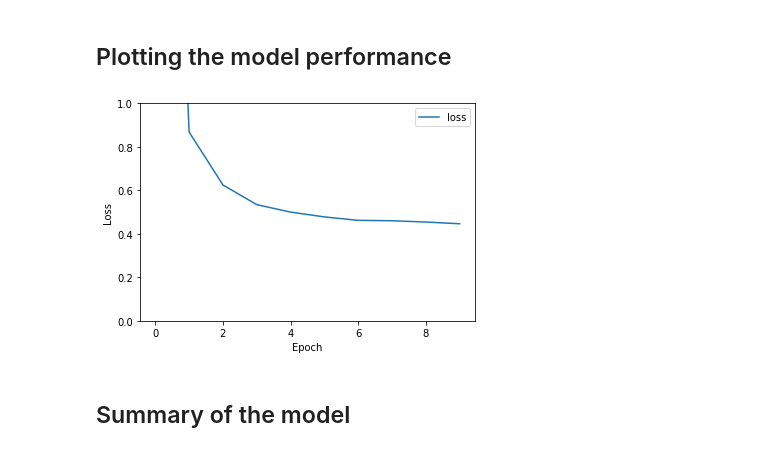
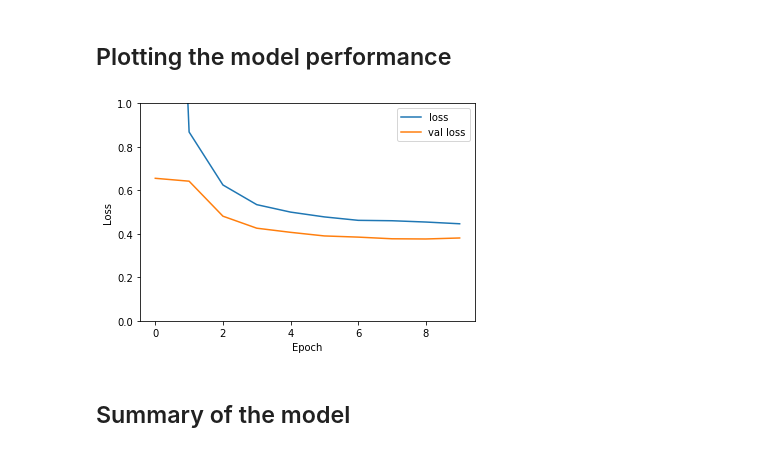
Before and after one commit to pletzer/counting-spots-workshop, a Jupyter notebook: countSpots.ipynb, the cells around one changed output. Drawn from its saved outputs; the diff is of its cells as text; code cells hidden in the pictures.

Commit message:
+ plot of val loss

```diff
--- a/countSpots.ipynb
+++ b/countSpots.ipynb
@@ -191,13 +191,14 @@ Epoch 10/10
 # %%
 # plot the loss against epoch
 plt.plot(history.history['loss'], label='loss')
+plt.plot(history.history['val_loss'], label='val loss')
 plt.xlabel('Epoch')
 plt.ylabel('Loss')
 plt.ylim([0, 1])
 plt.legend(loc='best')
 plt.show()
 # %% [output]
-[figure, old version]
+[figure, new version]
 # %% [markdown]
 ## Summary of the model
 # %%
```
Also changed, not shown: parts of 3 cells of this notebook.
